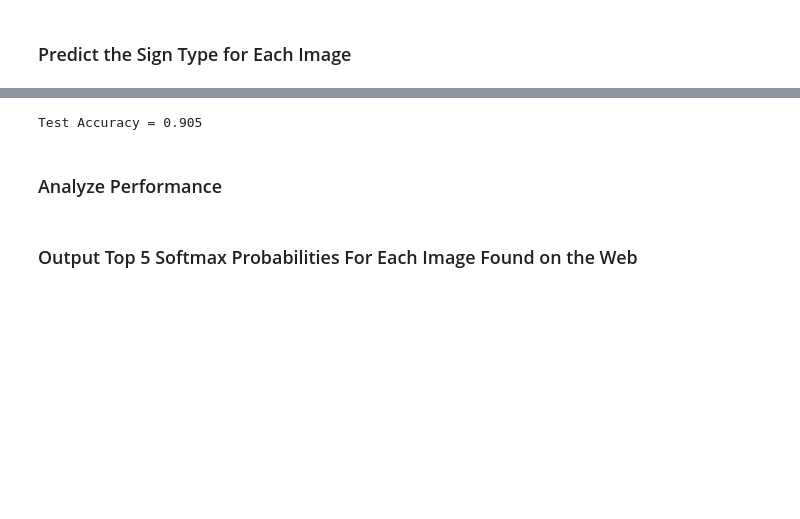
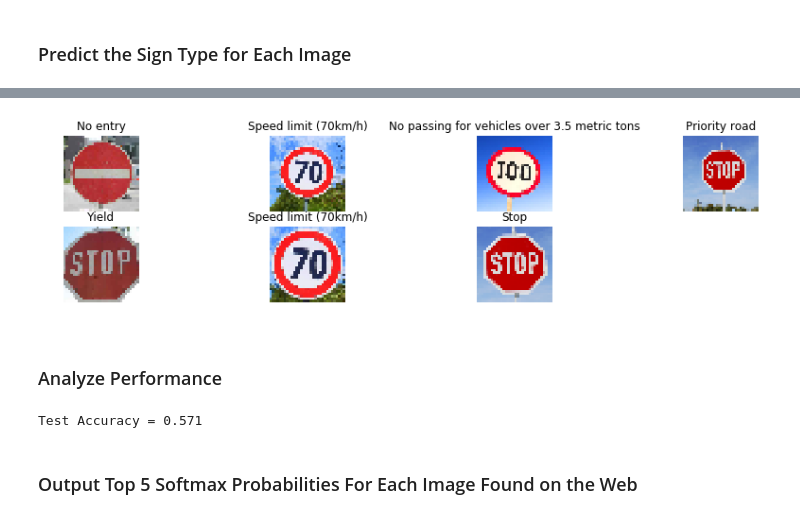
Before and after one commit to YoshiyukiKono/CarND, a Jupyter notebook: project-2/Traffic_Sign_Classifier.ipynb, the cells around one changed output, grey strips where cells are left out. Cells and saved outputs as stored; diff of their text form; code cells hidden in the pictures; blank space fills up the shorter version.

```diff
--- a/project-2/Traffic_Sign_Classifier.ipynb
+++ b/project-2/Traffic_Sign_Classifier.ipynb
@@ -344,2 +462,16 @@ for file in os.listdir("test_images/"):
 # %% [markdown]
 ### Predict the Sign Type for Each Image
+# %%
+import tensorflow as tf
+
+saver = tf.train.Saver()
+# %%
+import csv
+
+sign_names = []
+with open('signnames.csv') as f:
+    reader = csv.reader(f)
+    header = next(reader)
+    for row in reader:
+        print(row)
+        sign_names.append(row[1])
@@ -346,19 +496,42 @@ for file in os.listdir("test_images/"):
 # %%
 ### Run the predictions here and use the model to output the prediction for each image.
 ### Make sure to pre-process the images with the same pre-processing pipeline used earlier.
 ### Feel free to use as many code cells as needed.
+
+#image_np_array = np.array(image_array)
+
+test_image_normalized = normalize(test_image)
+image_id_array = np.array([17, 4, 7, 14, 14, 4, 14])
+#17:No Entry, 4:Speed limit (70km/h), 7:Speed limit (100km/h), 14:Stop
+
 with tf.Session() as sess:
     saver.restore(sess, tf.train.latest_checkpoint('.'))
 
-    test_accuracy = evaluate(X_test, y_test)
-    print("Test Accuracy = {:.3f}".format(test_accuracy))
+    predicted_signs = sess.run(tf.argmax(logits, 1), feed_dict={x: test_image_normalized, keep_prob:1.0})
+    #test_accuracy = evaluate(X_test_normalized, y_test)
+
+plt.figure(figsize=(15,5))
+for i in range(num_img):
+    plt.subplot(3, 4, i+1)
+    plt.imshow(test_image[i])
+    plt.title(sign_names[predicted_signs[i]])
+    plt.axis('off')
+plt.show()
 # %% [output]
-Test Accuracy = 0.905
+[figure, added]
 # %% [markdown]
 ### Analyze Performance
 # %%
 ### Calculate the accuracy for these 5 new images.
 ### For example, if the model predicted 1 out of 5 signs correctly, it's 20% accurate on these new images.
+with tf.Session() as sess:
+    saver.restore(sess, tf.train.latest_checkpoint('.'))
+
+    #test_accuracy = evaluate(X_test_normalized, y_test)
+    test_accuracy = evaluate(test_image_normalized, image_id_array)
+    print("Test Accuracy = {:.3f}".format(test_accuracy))
+# %% [output]
+Test Accuracy = 0.571
 # %% [markdown]
 ### Output Top 5 Softmax Probabilities For Each Image Found on the Web
 # %% [markdown]
```
Also changed, not shown: parts of 18 cells of this notebook, 14 other files.
